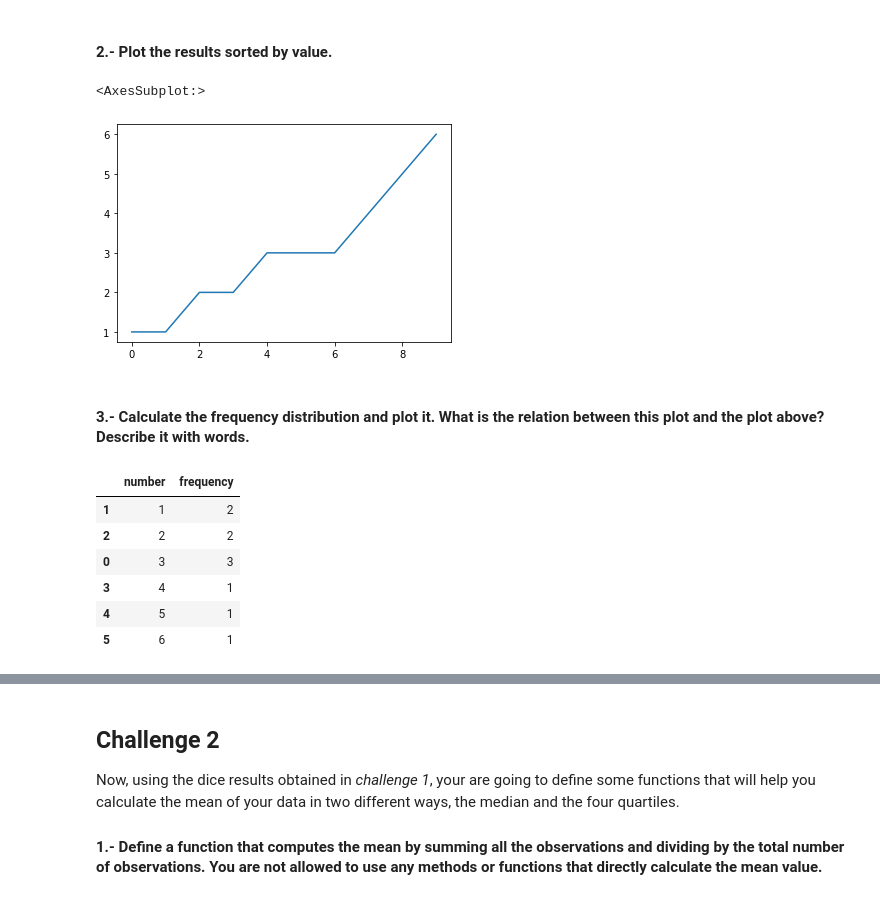
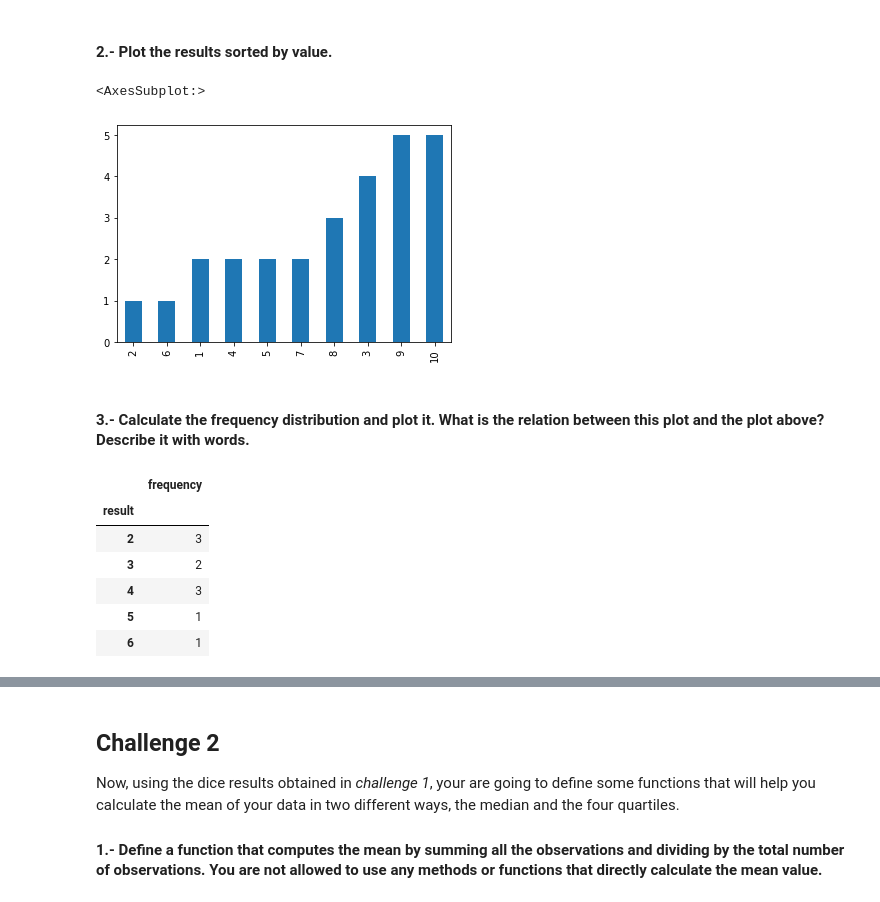
Before and after one commit to Irene9R/dataptmad1121_labs, a Jupyter notebook: module-2/understanding-descriptive-stats/your-code/main.ipynb, the cells around one changed output, grey strips where cells are left out. Drawn from its saved outputs; the diff is of its cells as text; code cells hidden in the pictures.

```diff
--- a/module-2/understanding-descriptive-stats/your-code/main.ipynb
+++ b/module-2/understanding-descriptive-stats/your-code/main.ipynb
@@ -13,10 +13,11 @@ import numpy as np
 # %%
 # your code here
 import random
-sequence = [1,2,3,4,5,6]
-dice = random.choices(sequence, k=10)
-dice.sort()
-
-df = pd.DataFrame(dice).reset_index()
-df.columns=['turn','number']
-df
+def dice_rolling(x):
+    sequence = [1,2,3,4,5,6]
+    dice = random.choices(sequence,k=x)
+    df = pd.DataFrame(dice)
+    df.index += 1
+    df.columns=['result']
+    dice.sort()
+    return df,dice
@@ -34,0 +24,3 @@ df
+# %%
+dice_df,dice = dice_rolling(10)
+dice_df
@@ -36,24 +40,24 @@ df
 #### 2.- Plot the results sorted by value.
 # %%
 # your code here
-df['number'].plot()
+dice_df["result"].sort_values(ascending= True).plot.bar()
 # %% [output]
 <AxesSubplot:>
-[figure, old version]
+[figure, new version]
 # %% [markdown]
 #### 3.- Calculate the frequency distribution and plot it. What is the relation between this plot and the plot above? Describe it with words.
 # %%
 # your code here
-frequency_dice = df["number"].value_counts()
-dice_frequency = pd.DataFrame(frequency_dice).reset_index()
-dice_frequency.columns = ['number','frequency']
-dice_frequency = dice_frequency.sort_values(by = "number")
-dice_frequency
+frequency = dice_df.value_counts()
+result_frequency = pd.DataFrame(frequency)
+result_frequency.columns = ['frequency']
+result_frequency = result_frequency.sort_values(by = "result")
+result_frequency
 # %% [output]
-|  | number | frequency |
-| 1 | 1 | 2 |
-| 2 | 2 | 2 |
-| 0 | 3 | 3 |
-| 3 | 4 | 1 |
-| 4 | 5 | 1 |
-| 5 | 6 | 1 |
+|  | frequency |
+| result |  |
+| 2 | 3 |
+| 3 | 2 |
+| 4 | 3 |
+| 5 | 1 |
+| 6 | 1 |
```
Also changed, not shown: parts of 14 cells of this notebook.
